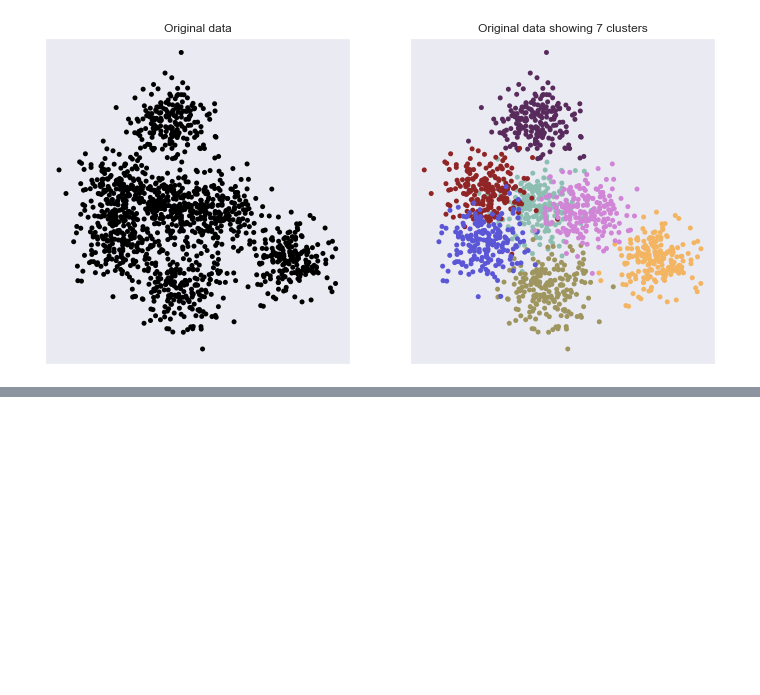
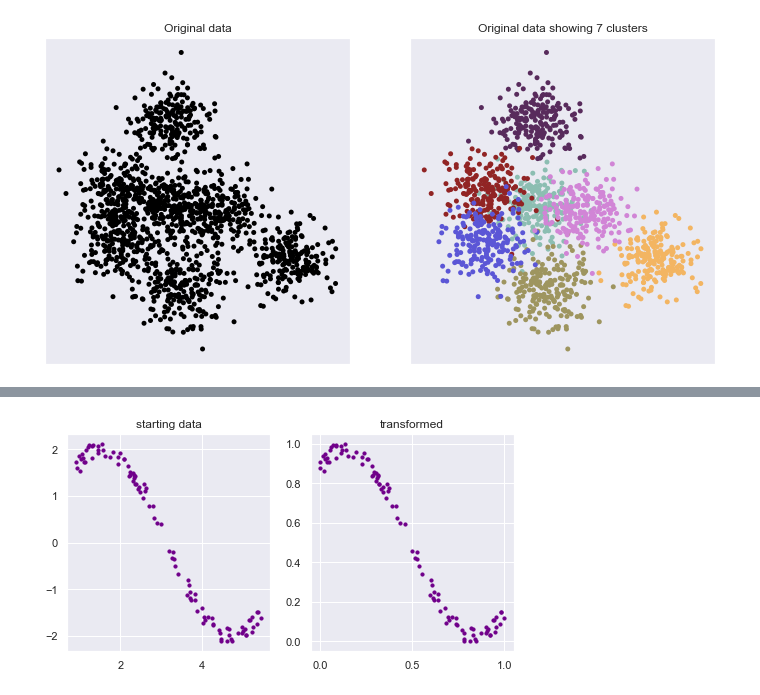
Before and after one commit to cwreynolds/PredatorEye, a Jupyter notebook: first_experiments.ipynb, the cells around one changed output, grey strips where cells are left out. Drawn from its saved outputs; the diff is of its cells as text; code cells hidden in the pictures; blank space fills up the shorter version.

```diff
--- a/first_experiments.ipynb
+++ b/first_experiments.ipynb
@@ -142,0 +225,35 @@ plt.show()
+# %%
+np.random.seed(42)
+num_pts = 100
+noise_range = 0.2
+sine_x_vals = []
+sine_y_vals = []
+(sine_x_left, sine_x_right) = (.9, 5.5)
+sine_training_samples = []
+for i in range(num_pts):
+    x = np.random.uniform(sine_x_left, sine_x_right)
+    y = np.random.uniform(-noise_range, noise_range) + (2*math.sin(x))
+    sine_x_vals.append(x)
+    sine_y_vals.append(y)
+
+sine_samples = list(zip(sine_x_vals, sine_y_vals))
+
+mm_scaler = MinMaxScaler()
+mm_scaler.fit(sine_samples)
+transformed_sine_samples = mm_scaler.transform(sine_samples)
+# %%
+plt.figure(figsize=(8,4))
+plt.subplot(1, 2, 1)
+plt.scatter(sine_x_vals, sine_y_vals, color='#70008A', s=10)
+plt.locator_params(axis='x', nbins=4)
+plt.title('starting data')
+
+plt.subplot(1, 2, 2)
+plt.scatter(transformed_sine_samples[:,0], transformed_sine_samples[:,1], color='#70008A', s=10)
+plt.locator_params(axis='x', nbins=4)
+plt.title("transformed")
+
+# file_helper.save_figure('inverse-demo-1')
+plt.show()
+# %% [output]
+[figure, added]
```
Also changed, not shown: parts of 13 cells of this notebook.
